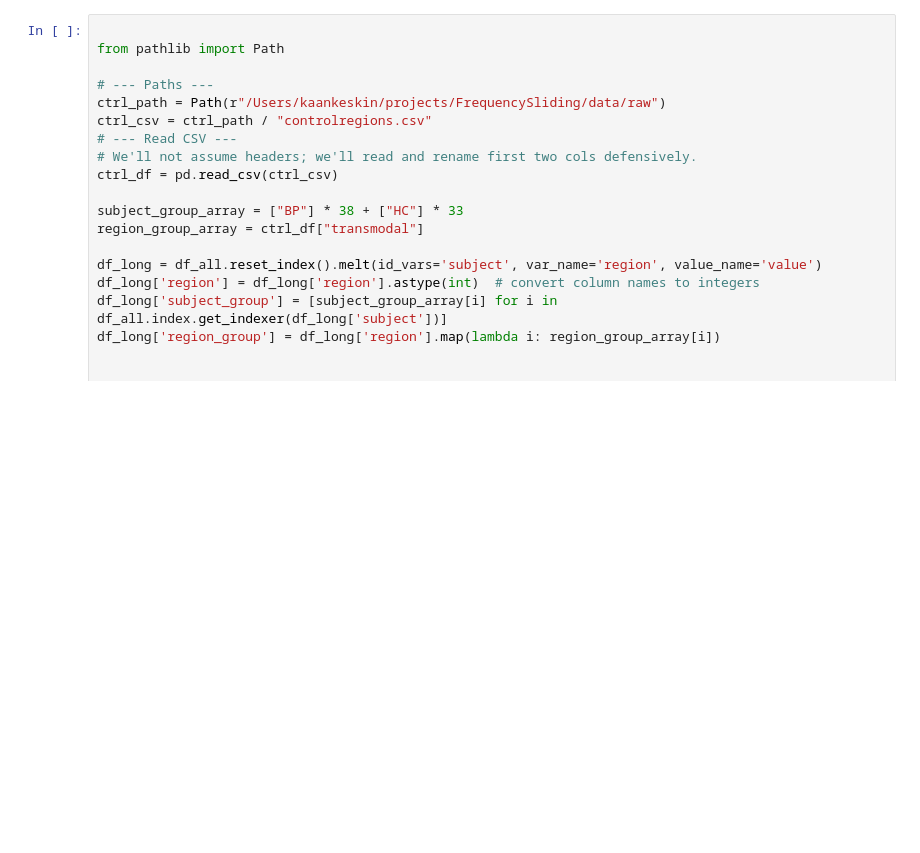
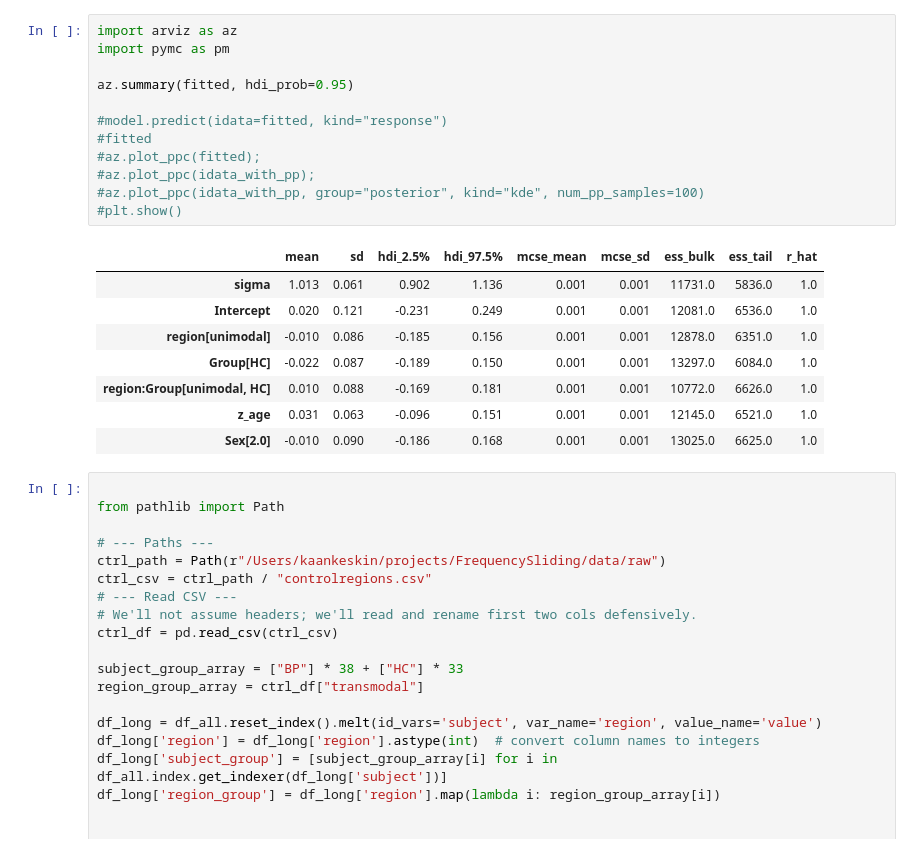
Before and after one commit to kaanka5312/FrequencySliding, a Jupyter notebook: Python/acw.ipynb, the cells around one changed output. Saved outputs shown, nothing was run; the diff lists cells and outputs as text; blank space fills up the shorter version.

```diff
--- a/Python/acw.ipynb
+++ b/Python/acw.ipynb
@@ -23,3 +343,24 @@ sub-75.results  0.076800  0.078198  0.083167
+# %%
+import arviz as az
+import pymc as pm
+
+az.summary(fitted, hdi_prob=0.95)
+
+#model.predict(idata=fitted, kind="response")
+#fitted
+#az.plot_ppc(fitted);
+#az.plot_ppc(idata_with_pp);
+#az.plot_ppc(idata_with_pp, group="posterior", kind="kde", num_pp_samples=100)
+#plt.show()
+# %% [output]
+|  | mean | sd | hdi_2.5% | hdi_97.5% | mcse_mean | mcse_sd | ess_bulk | ess_tail | r_hat |
+| sigma | 1.013 | 0.061 | 0.902 | 1.136 | 0.001 | 0.001 | 11731.0 | 5836.0 | 1.0 |
+| Intercept | 0.020 | 0.121 | -0.231 | 0.249 | 0.001 | 0.001 | 12081.0 | 6536.0 | 1.0 |
+| region[unimodal] | -0.010 | 0.086 | -0.185 | 0.156 | 0.001 | 0.001 | 12878.0 | 6351.0 | 1.0 |
+| Group[HC] | -0.022 | 0.087 | -0.189 | 0.150 | 0.001 | 0.001 | 13297.0 | 6084.0 | 1.0 |
+| region:Group[unimodal, HC] | 0.010 | 0.088 | -0.169 | 0.181 | 0.001 | 0.001 | 10772.0 | 6626.0 | 1.0 |
+| z_age | 0.031 | 0.063 | -0.096 | 0.151 | 0.001 | 0.001 | 12145.0 | 6521.0 | 1.0 |
+| Sex[2.0] | -0.010 | 0.090 | -0.186 | 0.168 | 0.001 | 0.001 | 13025.0 | 6625.0 | 1.0 |
 # %%
 
 from pathlib import Path
```
Also changed, not shown: parts of 7 cells of this notebook.
